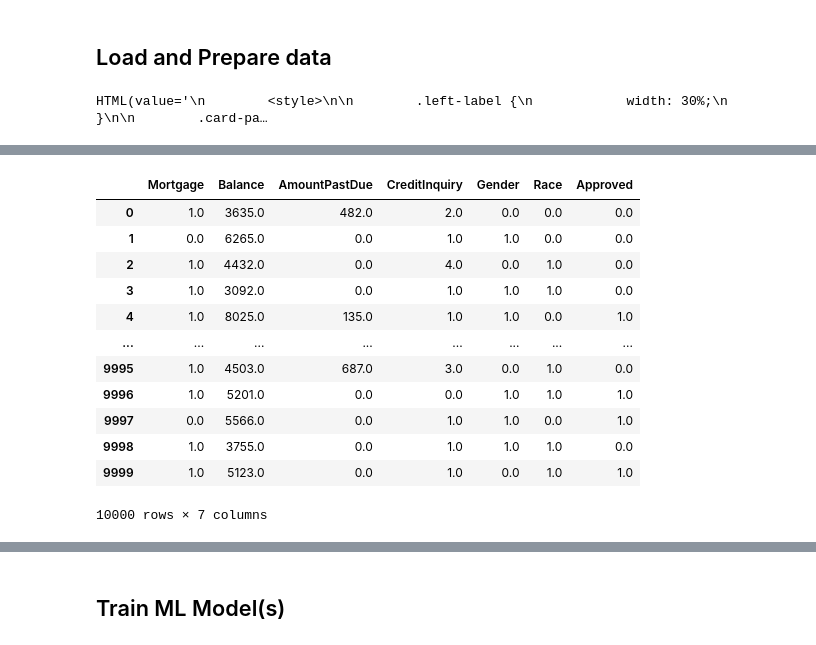
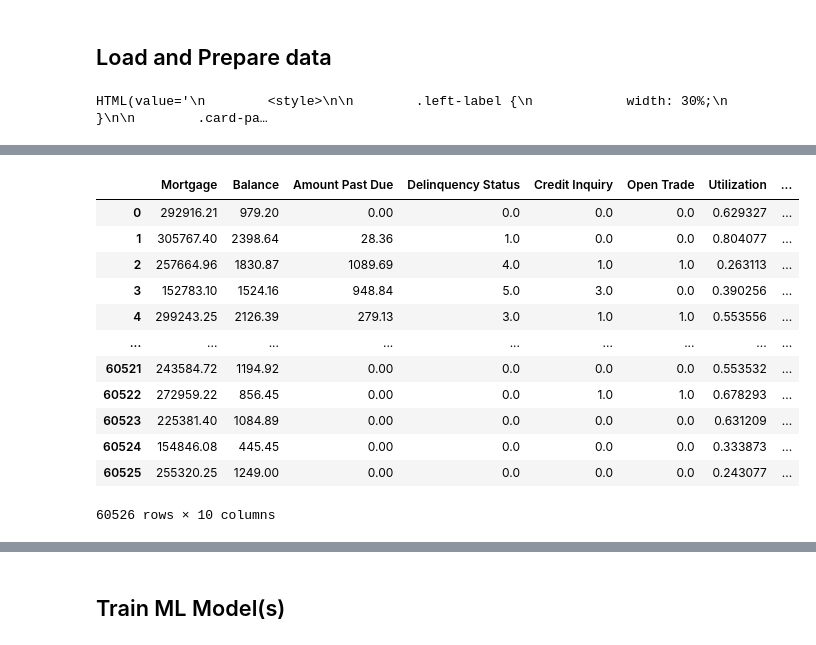
Before and after one commit to SelfExplainML/PiML-Toolbox, a Jupyter notebook: docs/_build/html/guides/cases/Example_Fairness_SimuStudy2.ipynb, the cells around one changed output, grey strips where cells are left out. Drawn from its saved outputs; the diff is of its cells as text; code cells hidden in the pictures.

```diff
--- a/docs/_build/html/guides/cases/Example_Fairness_SimuStudy2.ipynb
+++ b/docs/_build/html/guides/cases/Example_Fairness_SimuStudy2.ipynb
@@ -56,6 +43,8 @@ from piml import Experiment
 exp = Experiment()
 # %%
 # Manually load data to piml
-exp.data_loader(data=df)
+import pandas as pd
+data = pd.read_csv('https://github.com/SelfExplainML/PiML-Toolbox/blob/main/datasets/CreditSimuUnbalanced.csv?raw=true')
+exp.data_loader(data=data)
 # %% [output]
 HTML(value='\n        <style>\n\n        .left-label {\n            width: 30%;\n        }\n\n        .card-pa…
@@ -63,14 +51,14 @@ HTML(value='\n        <style>\n\n        .left-label {\n            width: 30%;\
-|  | Mortgage | Balance | AmountPastDue | CreditInquiry | Gender | Race | Approved |
-| 0 | 1.0 | 3635.0 | 482.0 | 2.0 | 0.0 | 0.0 | 0.0 |
-| 1 | 0.0 | 6265.0 | 0.0 | 1.0 | 1.0 | 0.0 | 0.0 |
-| 2 | 1.0 | 4432.0 | 0.0 | 4.0 | 0.0 | 1.0 | 0.0 |
-| 3 | 1.0 | 3092.0 | 0.0 | 1.0 | 1.0 | 1.0 | 0.0 |
-| 4 | 1.0 | 8025.0 | 135.0 | 1.0 | 1.0 | 0.0 | 1.0 |
-| ... | ... | ... | ... | ... | ... | ... | ... |
-| 9995 | 1.0 | 4503.0 | 687.0 | 3.0 | 0.0 | 1.0 | 0.0 |
-| 9996 | 1.0 | 5201.0 | 0.0 | 0.0 | 1.0 | 1.0 | 1.0 |
-| 9997 | 0.0 | 5566.0 | 0.0 | 1.0 | 1.0 | 0.0 | 1.0 |
-| 9998 | 1.0 | 3755.0 | 0.0 | 1.0 | 1.0 | 1.0 | 0.0 |
-| 9999 | 1.0 | 5123.0 | 0.0 | 1.0 | 0.0 | 1.0 | 1.0 |
+|  | Mortgage | Balance | Amount Past Due | Delinquency Status | Credit Inquiry | Open Trade | Utilization | ... |
+| 0 | 292916.21 | 979.20 | 0.00 | 0.0 | 0.0 | 0.0 | 0.629327 | ... |
+| 1 | 305767.40 | 2398.64 | 28.36 | 1.0 | 0.0 | 0.0 | 0.804077 | ... |
+| 2 | 257664.96 | 1830.87 | 1089.69 | 4.0 | 1.0 | 1.0 | 0.263113 | ... |
+| 3 | 152783.10 | 1524.16 | 948.84 | 5.0 | 3.0 | 0.0 | 0.390256 | ... |
+| 4 | 299243.25 | 2126.39 | 279.13 | 3.0 | 1.0 | 1.0 | 0.553556 | ... |
+| ... | ... | ... | ... | ... | ... | ... | ... | ... |
+| 60521 | 243584.72 | 1194.92 | 0.00 | 0.0 | 0.0 | 0.0 | 0.553532 | ... |
+| 60522 | 272959.22 | 856.45 | 0.00 | 0.0 | 1.0 | 1.0 | 0.678293 | ... |
+| 60523 | 225381.40 | 1084.89 | 0.00 | 0.0 | 0.0 | 0.0 | 0.631209 | ... |
+| 60524 | 154846.08 | 445.45 | 0.00 | 0.0 | 0.0 | 0.0 | 0.333873 | ... |
+| 60525 | 255320.25 | 1249.00 | 0.00 | 0.0 | 0.0 | 0.0 | 0.243077 | ... |
-10000 rows × 7 columns
+60526 rows × 10 columns
 # %%
```
Also changed, not shown: parts of 31 cells of this notebook, 39 other files.
